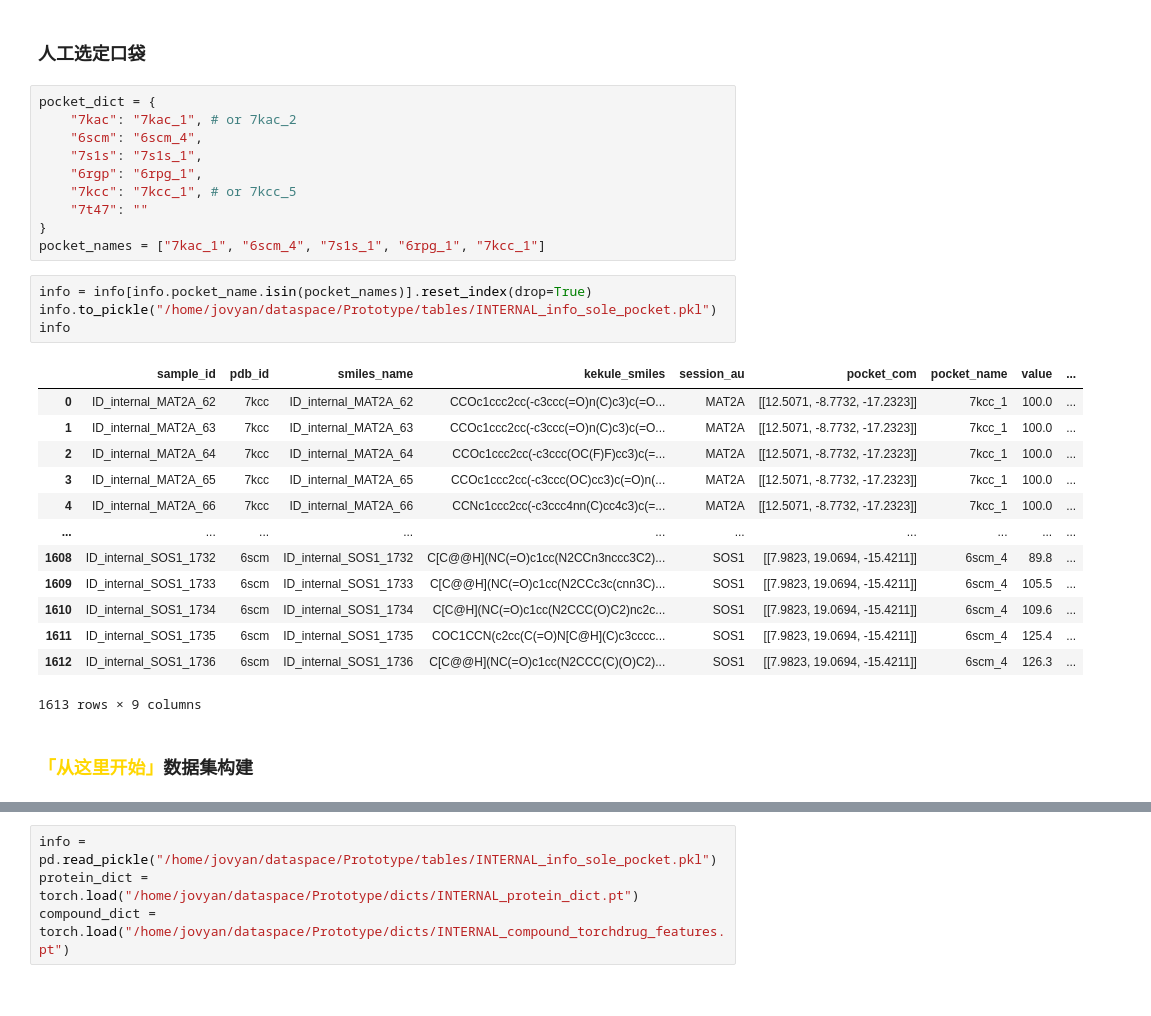
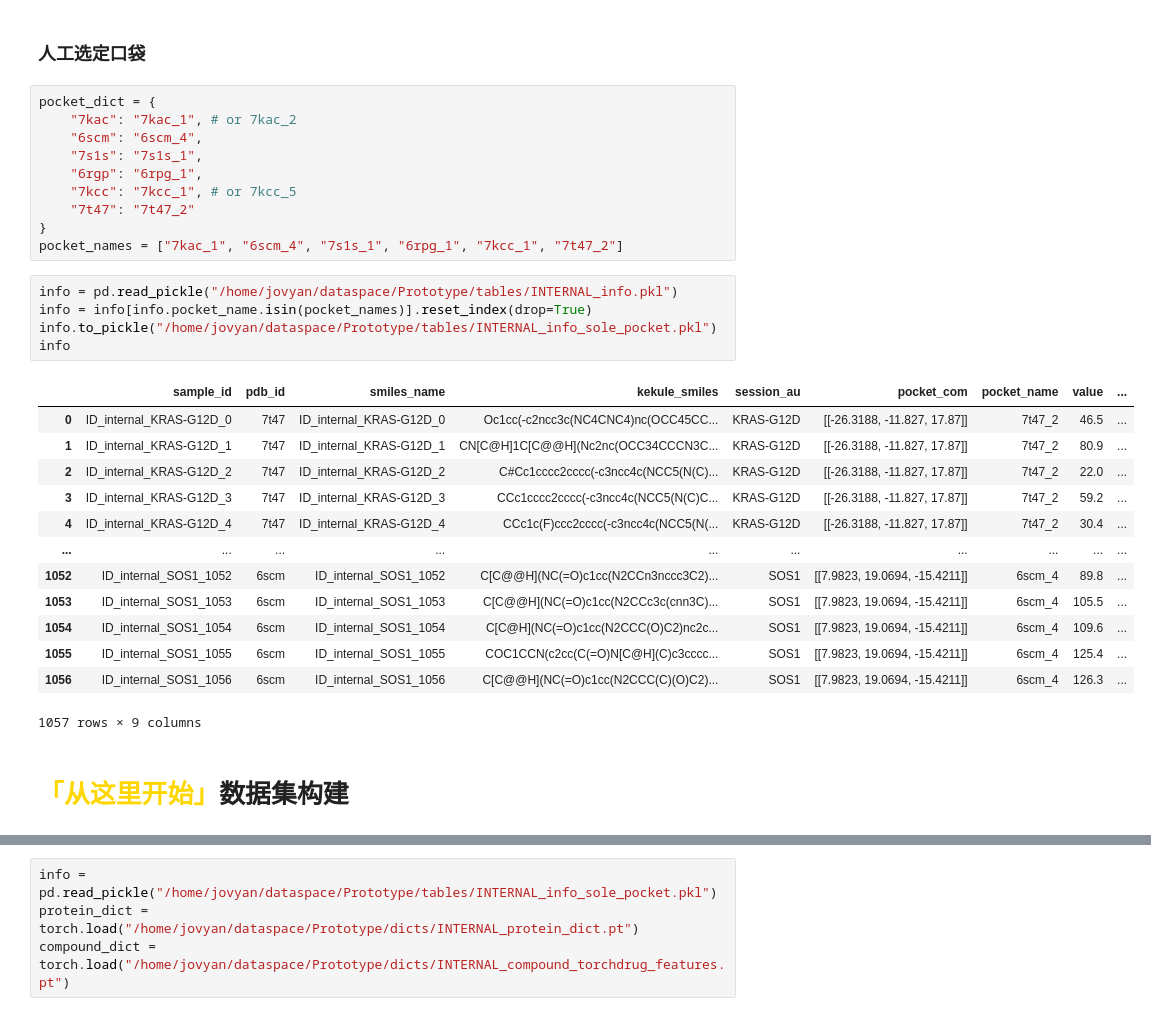
Before and after one commit to liuhaibinrobin/dockpublic, a Jupyter notebook: tankbind_prototype/construction_dataset_prototype_for_internal.ipynb, the cells around one changed output, grey strips where cells are left out. Saved outputs shown, nothing was run; the diff lists cells and outputs as text.

```diff
--- a/tankbind_prototype/construction_dataset_prototype_for_internal.ipynb
+++ b/tankbind_prototype/construction_dataset_prototype_for_internal.ipynb
@@ -240,26 +254,27 @@ pocket_dict = {
     "7s1s": "7s1s_1",
     "6rgp": "6rpg_1",
     "7kcc": "7kcc_1", # or 7kcc_5
-    "7t47": ""
+    "7t47": "7t47_2"
 }
-pocket_names = ["7kac_1", "6scm_4", "7s1s_1", "6rpg_1", "7kcc_1"]
+pocket_names = ["7kac_1", "6scm_4", "7s1s_1", "6rpg_1", "7kcc_1", "7t47_2"]
 # %%
+info = pd.read_pickle("/home/jovyan/dataspace/Prototype/tables/INTERNAL_info.pkl")
 info = info[info.pocket_name.isin(pocket_names)].reset_index(drop=True)
 info.to_pickle("/home/jovyan/dataspace/Prototype/tables/INTERNAL_info_sole_pocket.pkl")
 info
 # %% [output]
 |  | sample_id | pdb_id | smiles_name | kekule_smiles | session_au | pocket_com | pocket_name | value | ... |
-| 0 | ID_internal_MAT2A_62 | 7kcc | ID_internal_MAT2A_62 | CCOc1ccc2cc(-c3ccc(=O)n(C)c3)c(=O... | MAT2A | [[12.5071, -8.7732, -17.2323]] | 7kcc_1 | 100.0 | ... |
-| 1 | ID_internal_MAT2A_63 | 7kcc | ID_internal_MAT2A_63 | CCOc1ccc2cc(-c3ccc(=O)n(C)c3)c(=O... | MAT2A | [[12.5071, -8.7732, -17.2323]] | 7kcc_1 | 100.0 | ... |
-| 2 | ID_internal_MAT2A_64 | 7kcc | ID_internal_MAT2A_64 | CCOc1ccc2cc(-c3ccc(OC(F)F)cc3)c(=... | MAT2A | [[12.5071, -8.7732, -17.2323]] | 7kcc_1 | 100.0 | ... |
-| 3 | ID_internal_MAT2A_65 | 7kcc | ID_internal_MAT2A_65 | CCOc1ccc2cc(-c3ccc(OC)cc3)c(=O)n(... | MAT2A | [[12.5071, -8.7732, -17.2323]] | 7kcc_1 | 100.0 | ... |
-| 4 | ID_internal_MAT2A_66 | 7kcc | ID_internal_MAT2A_66 | CCNc1ccc2cc(-c3ccc4nn(C)cc4c3)c(=... | MAT2A | [[12.5071, -8.7732, -17.2323]] | 7kcc_1 | 100.0 | ... |
+| 0 | ID_internal_KRAS-G12D_0 | 7t47 | ID_internal_KRAS-G12D_0 | Oc1cc(-c2ncc3c(NC4CNC4)nc(OCC45CC... | KRAS-G12D | [[-26.3188, -11.827, 17.87]] | 7t47_2 | 46.5 | ... |
+| 1 | ID_internal_KRAS-G12D_1 | 7t47 | ID_internal_KRAS-G12D_1 | CN[C@H]1C[C@@H](Nc2nc(OCC34CCCN3C... | KRAS-G12D | [[-26.3188, -11.827, 17.87]] | 7t47_2 | 80.9 | ... |
+| 2 | ID_internal_KRAS-G12D_2 | 7t47 | ID_internal_KRAS-G12D_2 | C#Cc1cccc2cccc(-c3ncc4c(NCC5(N(C)... | KRAS-G12D | [[-26.3188, -11.827, 17.87]] | 7t47_2 | 22.0 | ... |
+| 3 | ID_internal_KRAS-G12D_3 | 7t47 | ID_internal_KRAS-G12D_3 | CCc1cccc2cccc(-c3ncc4c(NCC5(N(C)C... | KRAS-G12D | [[-26.3188, -11.827, 17.87]] | 7t47_2 | 59.2 | ... |
+| 4 | ID_internal_KRAS-G12D_4 | 7t47 | ID_internal_KRAS-G12D_4 | CCc1c(F)ccc2cccc(-c3ncc4c(NCC5(N(... | KRAS-G12D | [[-26.3188, -11.827, 17.87]] | 7t47_2 | 30.4 | ... |
 | ... | ... | ... | ... | ... | ... | ... | ... | ... | ... |
-| 1608 | ID_internal_SOS1_1732 | 6scm | ID_internal_SOS1_1732 | C[C@@H](NC(=O)c1cc(N2CCn3nccc3C2)... | SOS1 | [[7.9823, 19.0694, -15.4211]] | 6scm_4 | 89.8 | ... |
-| 1609 | ID_internal_SOS1_1733 | 6scm | ID_internal_SOS1_1733 | C[C@@H](NC(=O)c1cc(N2CCc3c(cnn3C)... | SOS1 | [[7.9823, 19.0694, -15.4211]] | 6scm_4 | 105.5 | ... |
-| 1610 | ID_internal_SOS1_1734 | 6scm | ID_internal_SOS1_1734 | C[C@H](NC(=O)c1cc(N2CCC(O)C2)nc2c... | SOS1 | [[7.9823, 19.0694, -15.4211]] | 6scm_4 | 109.6 | ... |
-| 1611 | ID_internal_SOS1_1735 | 6scm | ID_internal_SOS1_1735 | COC1CCN(c2cc(C(=O)N[C@H](C)c3cccc... | SOS1 | [[7.9823, 19.0694, -15.4211]] | 6scm_4 | 125.4 | ... |
-| 1612 | ID_internal_SOS1_1736 | 6scm | ID_internal_SOS1_1736 | C[C@@H](NC(=O)c1cc(N2CCC(C)(O)C2)... | SOS1 | [[7.9823, 19.0694, -15.4211]] | 6scm_4 | 126.3 | ... |
+| 1052 | ID_internal_SOS1_1052 | 6scm | ID_internal_SOS1_1052 | C[C@@H](NC(=O)c1cc(N2CCn3nccc3C2)... | SOS1 | [[7.9823, 19.0694, -15.4211]] | 6scm_4 | 89.8 | ... |
+| 1053 | ID_internal_SOS1_1053 | 6scm | ID_internal_SOS1_1053 | C[C@@H](NC(=O)c1cc(N2CCc3c(cnn3C)... | SOS1 | [[7.9823, 19.0694, -15.4211]] | 6scm_4 | 105.5 | ... |
+| 1054 | ID_internal_SOS1_1054 | 6scm | ID_internal_SOS1_1054 | C[C@H](NC(=O)c1cc(N2CCC(O)C2)nc2c... | SOS1 | [[7.9823, 19.0694, -15.4211]] | 6scm_4 | 109.6 | ... |
+| 1055 | ID_internal_SOS1_1055 | 6scm | ID_internal_SOS1_1055 | COC1CCN(c2cc(C(=O)N[C@H](C)c3cccc... | SOS1 | [[7.9823, 19.0694, -15.4211]] | 6scm_4 | 125.4 | ... |
+| 1056 | ID_internal_SOS1_1056 | 6scm | ID_internal_SOS1_1056 | C[C@@H](NC(=O)c1cc(N2CCC(C)(O)C2)... | SOS1 | [[7.9823, 19.0694, -15.4211]] | 6scm_4 | 126.3 | ... |
-1613 rows × 9 columns
+1057 rows × 9 columns
 # %% [markdown]
-### <font color='gold'>「从这里开始」</font>数据集构建
+# <font color='gold'>「从这里开始」</font>数据集构建
```
Also changed, not shown: parts of 9 cells of this notebook, 4 other files.
